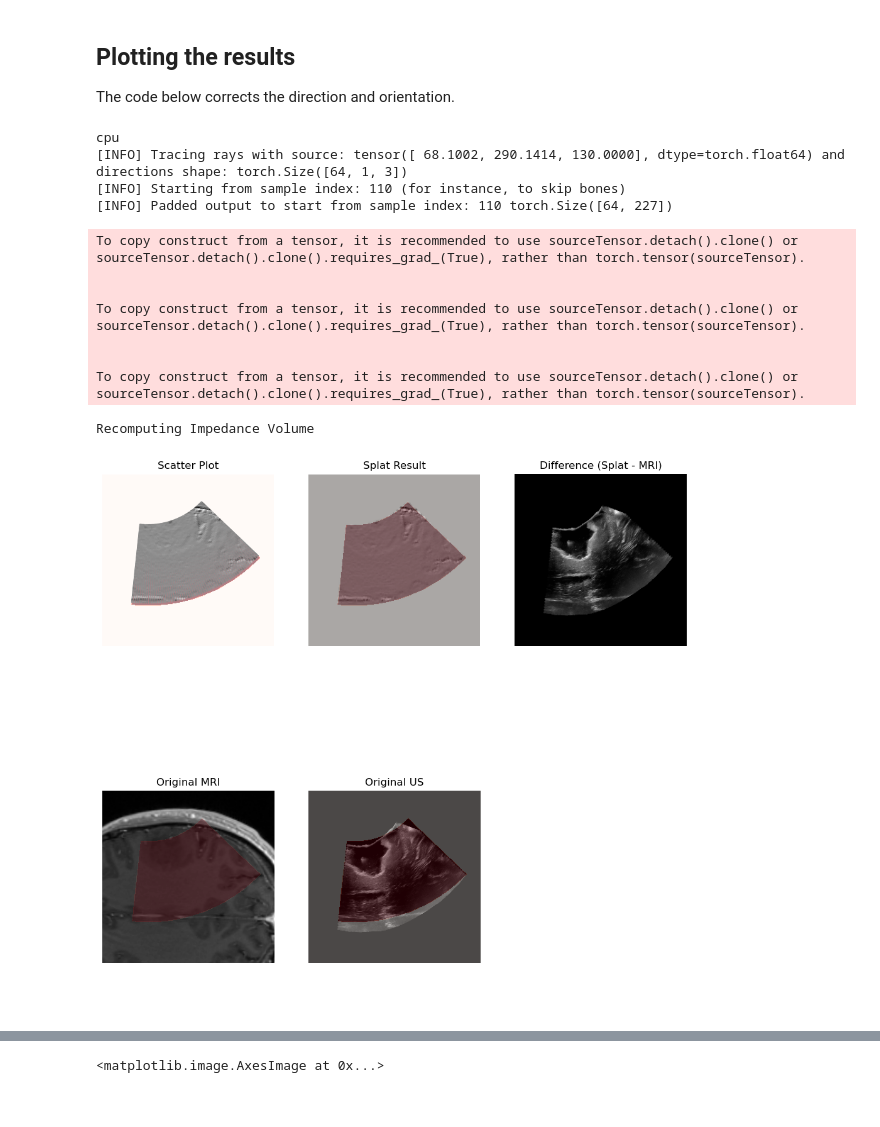
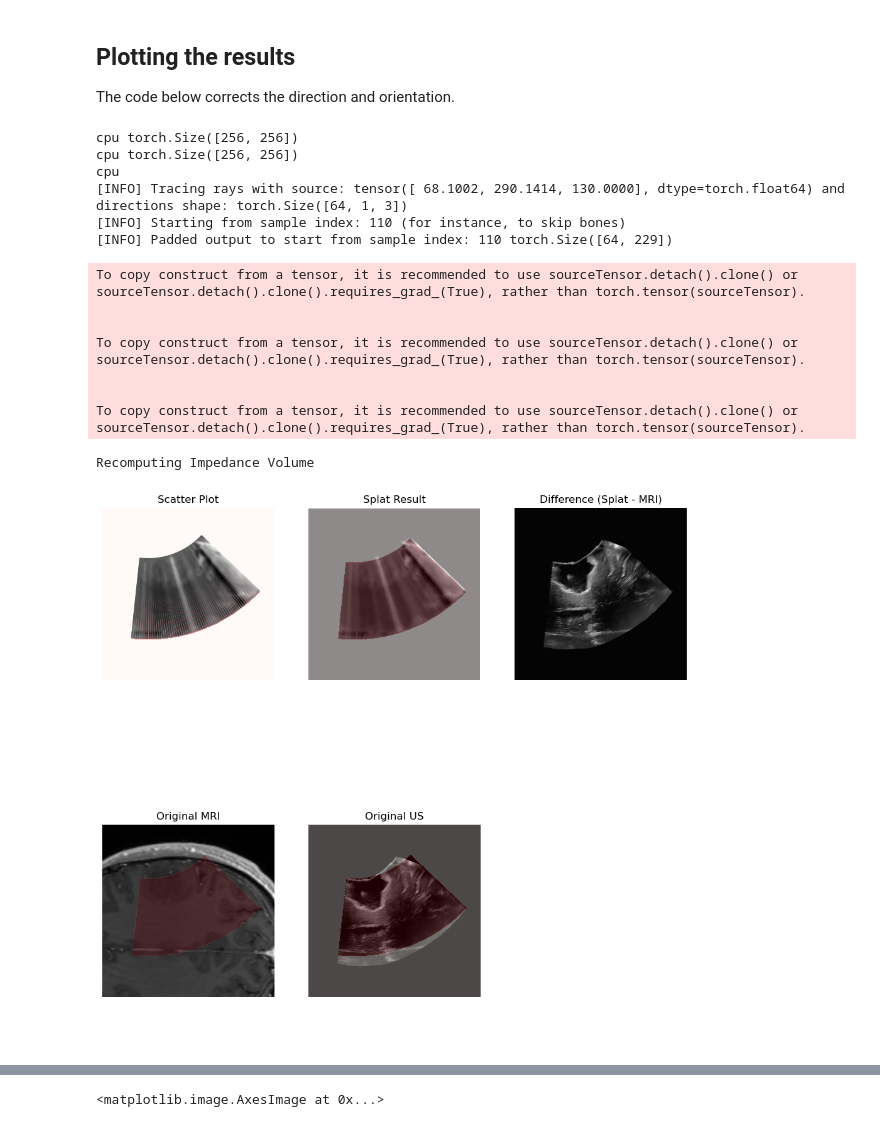
Before and after one commit to gduguey/DiffUS, a Jupyter notebook: notebooks/[DEMO] Train MRI to Impedance MLP - GPU.ipynb, the cells around one changed output, grey strips where cells are left out. Drawn from its saved outputs; the diff is of its cells as text; code cells hidden in the pictures.

```diff
--- a/notebooks/[DEMO] Train MRI to Impedance MLP - GPU.ipynb
+++ b/notebooks/[DEMO] Train MRI to Impedance MLP - GPU.ipynb
@@ -170,7 +167,7 @@ def mask_cone_segment(mask, apex, direction, d1, d2):
 
 apex = apex_mri_world[:2]
 direction = direction_mri_world[:2]
-d1, d2 = 110, 230
+d1, d2 = 115, 230
 
 mask_segment_mri = mask_cone_segment(mask_mri, apex, direction, d1, d2)
 mask_segment_us = mask_cone_segment(mask_us, np.array([x0, y0]), direction_vec, d1, d2)
@@ -255,6 +252,6 @@ plt.scatter(
 # %% [markdown]
 # REMASTERED 2
 # %%
-device = torch.device('cuda')
+device = torch.device('cpu')
 print(device)
 # %% [output]
@@ -521,36 +544,38 @@ ax[1, 0].set_title("Original MRI")
 # Original US
 ax[1, 1].imshow(us_slice, cmap='gray', origin='lower')
 ax[1, 1].imshow(mask_segment_us, cmap='Reds', alpha=0.3, origin='lower')
 ax[1, 1].set_title("Original US")
 
 # Difference
 rel_diff = np.abs(final_image/(final_image.max()-final_image.min()) - us_slice/(us_slice.max()-us_slice.min()))
 ax[0, 2].imshow(-final_image + us_slice, cmap='gray', origin='lower')
 ax[0, 2].set_title("Difference (Splat - MRI)")
 
 # Recomputed Impedance_Vol
 print("Recomputing Impedance Volume")
 # Z_vol = model_one.forward(torch.tensor(T1_vol, dtype=torch.float32)).detach().numpy()
 for a in ax.flat:
     a.axis('off')
 plt.show()
 
-del x, z, intensities, final_image, out_2
+# del x, z, intensities, final_image, out_2
 torch.cuda.empty_cache()
 # %% [output]
+cpu torch.Size([256, 256])
+cpu torch.Size([256, 256])
 cpu
 [INFO] Tracing rays with source: tensor([ 68.1002, 290.1414, 130.0000], dtype=torch.float64) and directions shape: torch.Size([64, 1, 3])
 [INFO] Starting from sample index: 110 (for instance, to skip bones)
-[INFO] Padded output to start from sample index: 110 torch.Size([64, 227])
+[INFO] Padded output to start from sample index: 110 torch.Size([64, 229])
 To copy construct from a tensor, it is recommended to use sourceTensor.detach().clone() or sourceTensor.detach().clone().requires_grad_(True), rather than torch.tensor(sourceTensor).
 
 
 To copy construct from a tensor, it is recommended to use sourceTensor.detach().clone() or sourceTensor.detach().clone().requires_grad_(True), rather than torch.tensor(sourceTensor).
 
 
 To copy construct from a tensor, it is recommended to use sourceTensor.detach().clone() or sourceTensor.detach().clone().requires_grad_(True), rather than torch.tensor(sourceTensor).
 Recomputing Impedance Volume
-[figure, old version]
+[figure, new version]
 # %%
 plt.imshow(final_image, origin='lower', cmap='Blues', alpha=0.5, )
 plt.imshow(us_slice, origin='lower', cmap='Reds', alpha=0.5)
```
Also changed, not shown: parts of 6 cells of this notebook.
